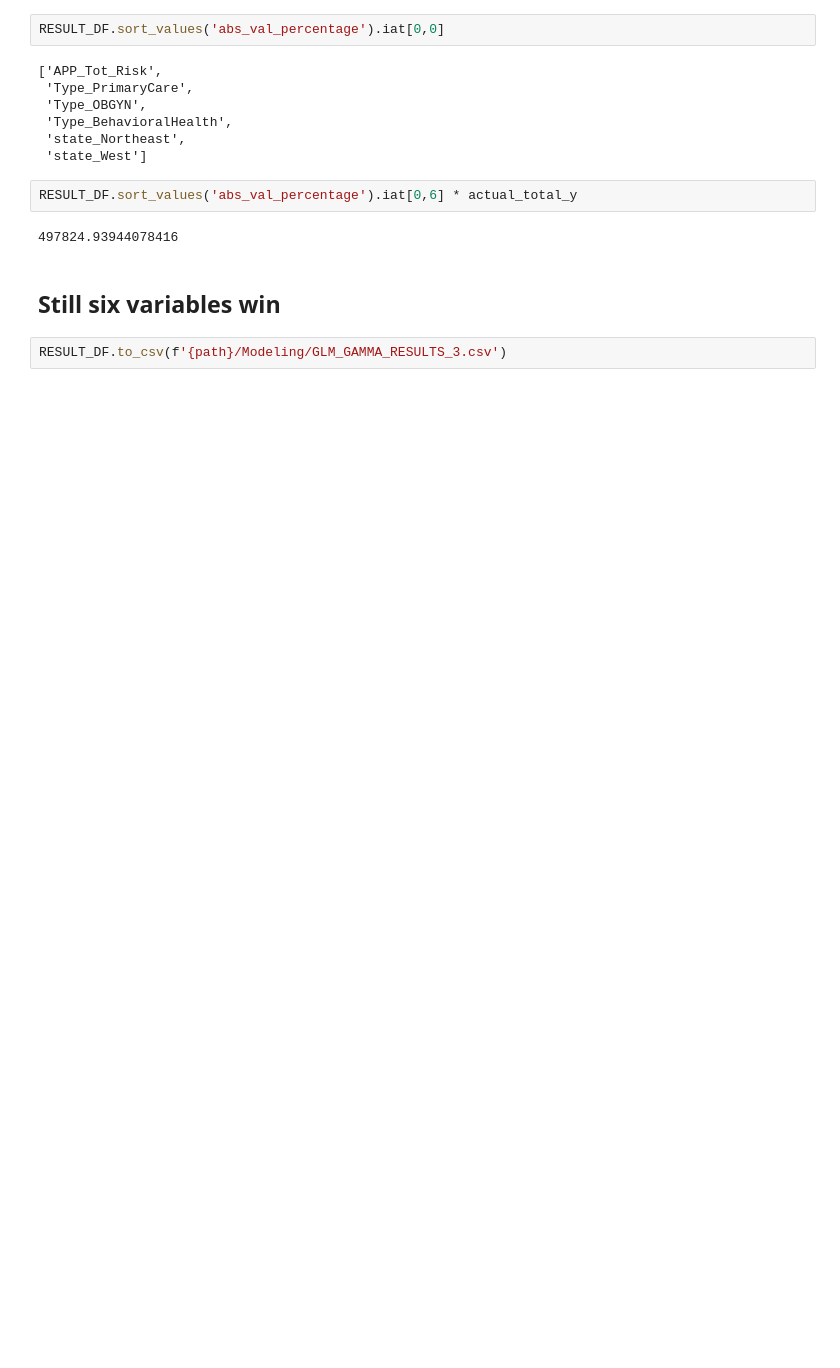
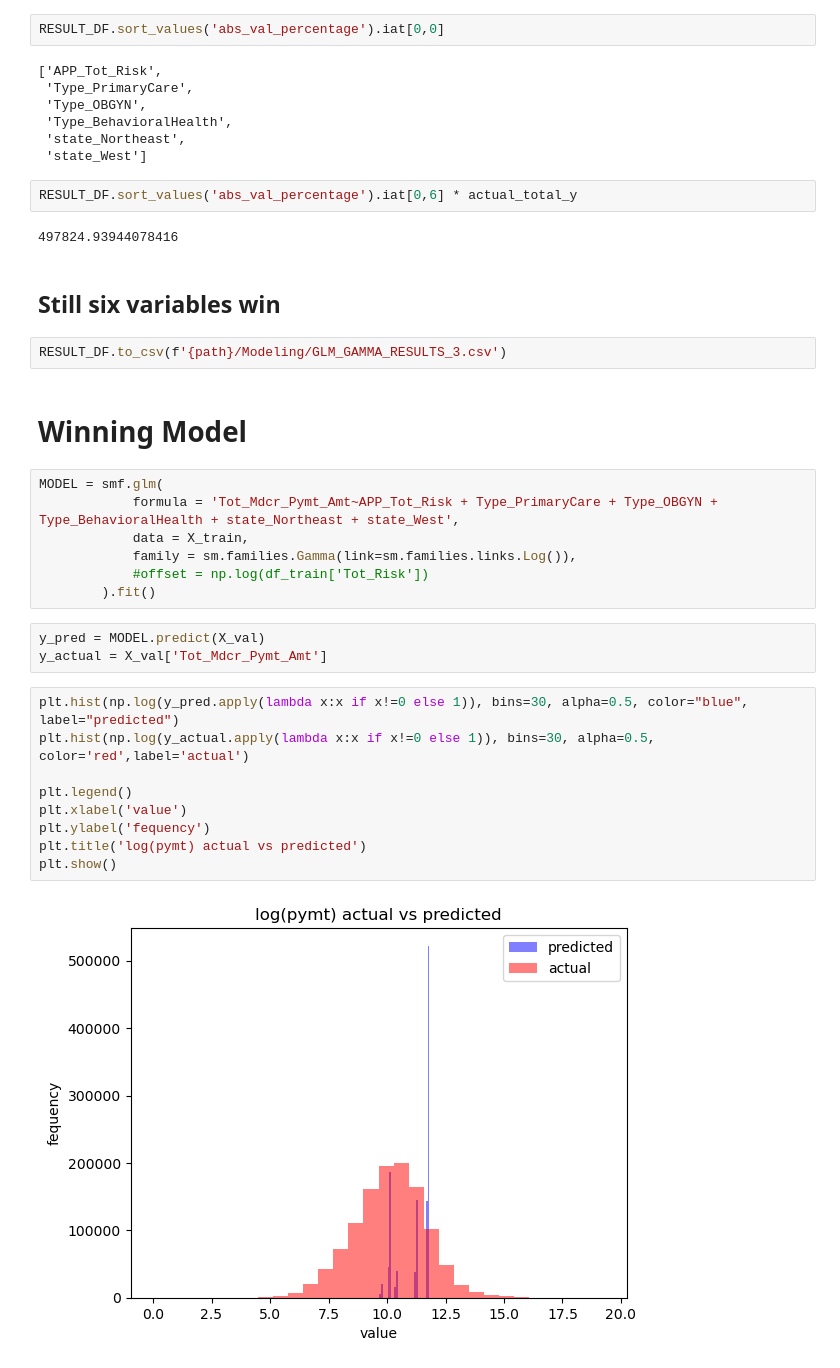
Before and after one commit to JennQQQ/Medicare-Project, a Jupyter notebook: Modeling/Modeling_Jenn_2_forward_glm.ipynb, the cells around one changed output. Cells and saved outputs as stored; diff of their text form; blank space fills up the shorter version.

Commit message:
add predicted vs actual plot, model fails miserably in view of data points, but in terms of total pymt, it behaves good

```diff
--- a/Modeling/Modeling_Jenn_2_forward_glm.ipynb
+++ b/Modeling/Modeling_Jenn_2_forward_glm.ipynb
@@ -849,3 +849,26 @@ RESULT_DF.sort_values('abs_val_percentage').iat[0,6] * actual_total_y
 ## Still six variables win
 # %%
 RESULT_DF.to_csv(f'{path}/Modeling/GLM_GAMMA_RESULTS_3.csv')
+# %% [markdown]
+# Winning Model
+# %%
+MODEL = smf.glm(
+            formula = 'Tot_Mdcr_Pymt_Amt~APP_Tot_Risk + Type_PrimaryCare + Type_OBGYN + Type_BehavioralHealth + state_Northeast + state_West',
+            data = X_train,
+            family = sm.families.Gamma(link=sm.families.links.Log()),
+            #offset = np.log(df_train['Tot_Risk'])
+        ).fit()
+# %%
+y_pred = MODEL.predict(X_val)
+y_actual = X_val['Tot_Mdcr_Pymt_Amt']
+# %%
+plt.hist(np.log(y_pred.apply(lambda x:x if x!=0 else 1)), bins=30, alpha=0.5, color="blue", label="predicted")
+plt.hist(np.log(y_actual.apply(lambda x:x if x!=0 else 1)), bins=30, alpha=0.5, color='red',label='actual')
+
+plt.legend()
+plt.xlabel('value')
+plt.ylabel('fequency')
+plt.title('log(pymt) actual vs predicted')
+plt.show()
+# %% [output]
+[figure, added]
```
Also changed, not shown: parts of 2 cells of this notebook.
